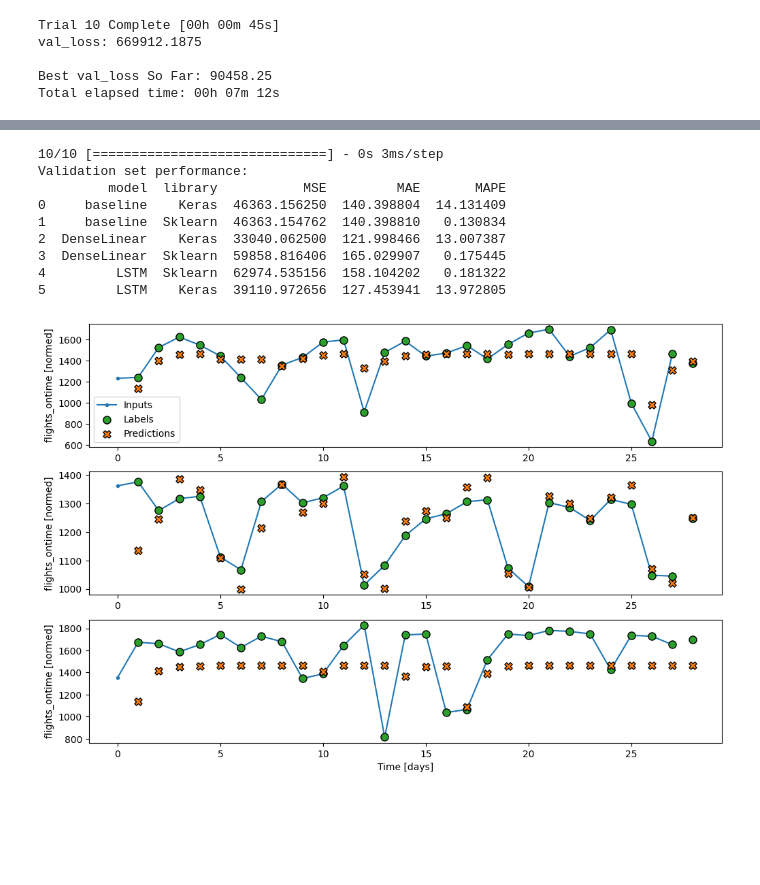
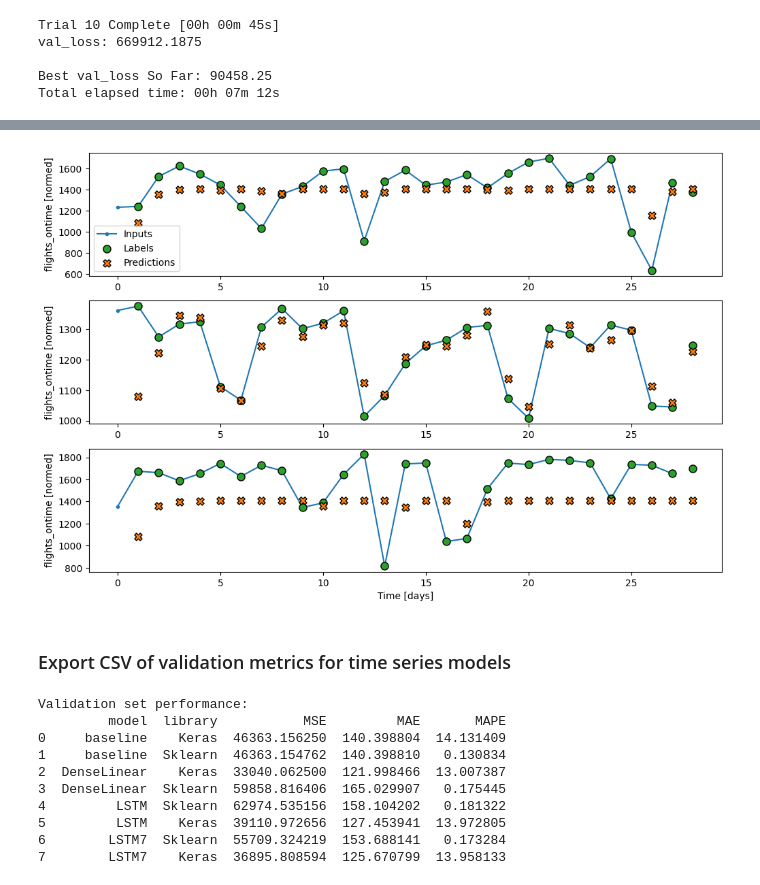
Before and after one commit to stevenhobbs/5501_Ontime_flights, a Jupyter notebook: 5.DFW_daily_flights_LSTM.ipynb, the cells around one changed output, grey strips where cells are left out. Cells and saved outputs as stored; diff of their text form; code cells hidden in the pictures; blank space fills up the shorter version.

```diff
--- a/5.DFW_daily_flights_LSTM.ipynb
+++ b/5.DFW_daily_flights_LSTM.ipynb
@@ -659,0 +619,18 @@ Total elapsed time: 00h 07m 12s
+# %%
+# Delete logs directory
+!rm -rf logs/flights_ontime/time_series/LSTM
+
+# Hyperband tuner
+LSTM7_tuner_HB = kt.Hyperband(build_lstm_model,
+                        objective='val_loss',
+                        max_epochs=100,
+                        factor=3,
+                        directory='logs/flights_ontime/time_series/LSTM',
+                        project_name='hyperband_tuner')
+
+# Random Search tuner
+LSTM7_tuner_RS = kt.RandomSearch(build_lstm_model,
+                        objective='val_loss',
+                        max_trials=10,
+                        directory='logs/flights_ontime/time_series/LSTM',
+                        project_name='random_search_tuner')
@@ -659,0 +663,12 @@ Total elapsed time: 00h 07m 12s
+# %%
+# Get best hyperparameters
+best_hps = LSTM7_tuner_RS.get_best_hyperparameters(num_trials=1)[0]
+LSTM7 = LSTM7_tuner_RS.hypermodel.build(best_hps)
+
+# build and train the model
+early_stopping = EarlyStopping(monitor='val_loss', patience=100, restore_best_weights=True)
+history = LSTM7.fit(wide_window.train,
+                    epochs=500,
+                    validation_data=wide_window.val,
+                    callbacks=[early_stopping],
+                    verbose=0)
@@ -660,23 +696,10 @@ Total elapsed time: 00h 07m 12s
+# %%
+wide_window.plot(LSTM7)
+# %% [output]
+[figure, added]
+# %% [markdown]
+### Export CSV of validation metrics for time series models
 # %%
-# r-square score
-y_true = np.concatenate([y for x, y in wide_window.val], axis=0).reshape(-1,1)
-y_pred = LSTM.predict(wide_window.val).reshape(-1)
-
-val_performance['LSTM_Sklearn'] = {
-    'MSE': mean_squared_error(y_true, y_pred),
-    'MAE': mean_absolute_error(y_true, y_pred),
-    'MAPE': mean_absolute_percentage_error(y_true, y_pred)
-    }
-
-
-val_performance['LSTM_Keras_evaluate'] = {
-    'MSE': LSTM.evaluate(wide_window.val, verbose=0)[0],
-    'MAE': LSTM.evaluate(wide_window.val, verbose=0)[1],
-    'MAPE': LSTM.evaluate(wide_window.val, verbose=0)[2]
-    }
-
-
-
 # Create dataframe of validation set performance across models
 df = pd.DataFrame(val_performance).T
 df['model_library'] = df.index
@@ -688,9 +711,7 @@ df = df.reset_index(drop=True)
 
 print("Validation set performance:")
 print(df)
-df.to_csv('model_output/TimeSeries_results.csv')
 # %% [output]
-10/10 [==============================] - 0s 3ms/step
 Validation set performance:
          model  library           MSE         MAE       MAPE
 0     baseline    Keras  46363.156250  140.398804  14.131409
@@ -699,7 +720,5 @@ Validation set performance:
 3  DenseLinear  Sklearn  59858.816406  165.029907   0.175445
 4         LSTM  Sklearn  62974.535156  158.104202   0.181322
 5         LSTM    Keras  39110.972656  127.453941  13.972805
+6        LSTM7  Sklearn  55709.324219  153.688141   0.173284
+7        LSTM7    Keras  36895.808594  125.670799  13.958133
-# %%
-wide_window.plot(LSTM)
-# %% [output]
-[figure, removed]
```
Also changed, not shown: parts of 11 cells of this notebook, 2 other files.
